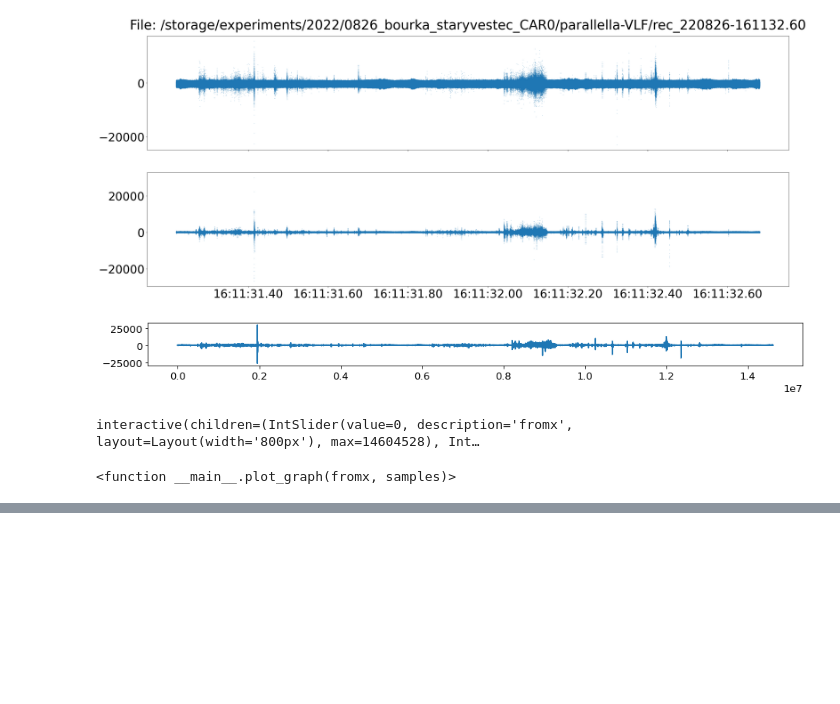
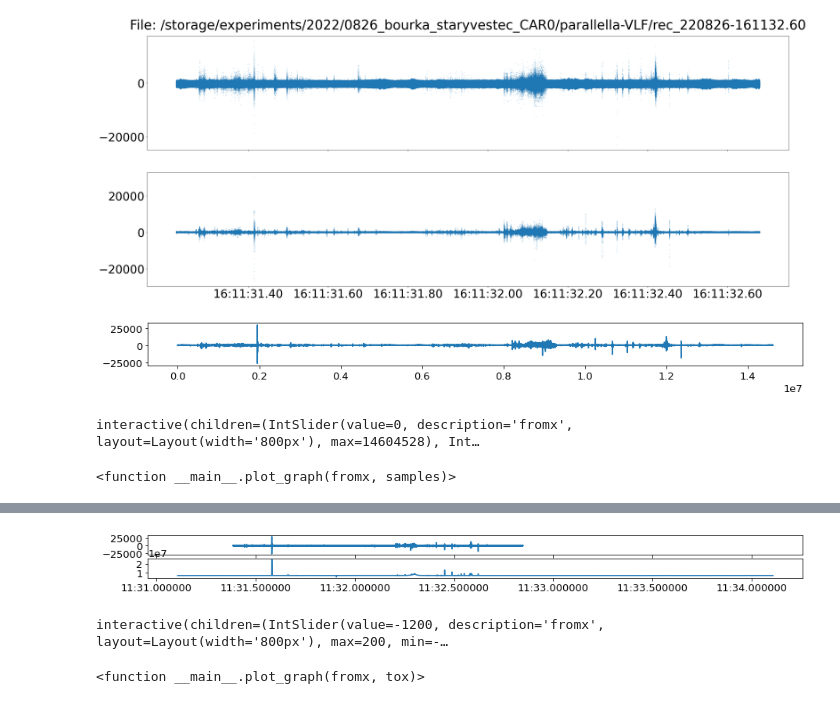
Before and after one commit to ODZ-UJF-AV-CR/vanice, a Jupyter notebook: VLF-simple.ipynb, the cells around one changed output, grey strips where cells are left out. Saved outputs shown, nothing was run; the diff lists cells and outputs as text; code cells hidden in the pictures; blank space fills up the shorter version.

```diff
--- a/VLF-simple.ipynb
+++ b/VLF-simple.ipynb
@@ -104,0 +191,26 @@ interactive(children=(IntSlider(value=0, description='fromx', layout=Layout(widt
+# %%
+plt.rcParams.update({'font.size': 13})
+fig, (ax) = plt.subplots(nrows=2, sharex=True, figsize=(15,1))
+ax[0].plot(signal['time'],signal[0])
+ax[1].plot(y['time'], y['0'], label='sum')
+plt.show()
+
+signal.set_index('time', inplace=True, drop=False)
+y.set_index('time', inplace=True, drop=False)
+
+def plot_graph(fromx, tox):
+    fromtime = trigger + pd.to_timedelta(fromx, unit='ms')
+    totime = trigger + pd.to_timedelta(tox, unit='ms')
+    fig, (ax) = plt.subplots(nrows=2, sharex=True, figsize=(15,2))
+    ax[0].plot(signal.loc[fromtime:totime]['time'],signal.loc[fromtime:totime][0], label='antenna')
+    ax[1].plot(y.loc[fromtime:totime]['time'], y.loc[fromtime:totime]['0'], label='camera')
+    plt.show()
+
+interact(plot_graph,
+         fromx=widgets.IntSlider(min=-1200, max=200, step=1, value=-1200, layout=widgets.Layout(width='800px')),
+         tox=widgets.IntSlider(min=-1200, max=200, step=1, value=200, layout=widgets.Layout(width='800px')),
+        )
+# %% [output]
+[figure, added]
+interactive(children=(IntSlider(value=-1200, description='fromx', layout=Layout(width='800px'), max=200, min=-…
+<function __main__.plot_graph(fromx, tox)>
```
Also changed, not shown: parts of 5 cells of this notebook.
